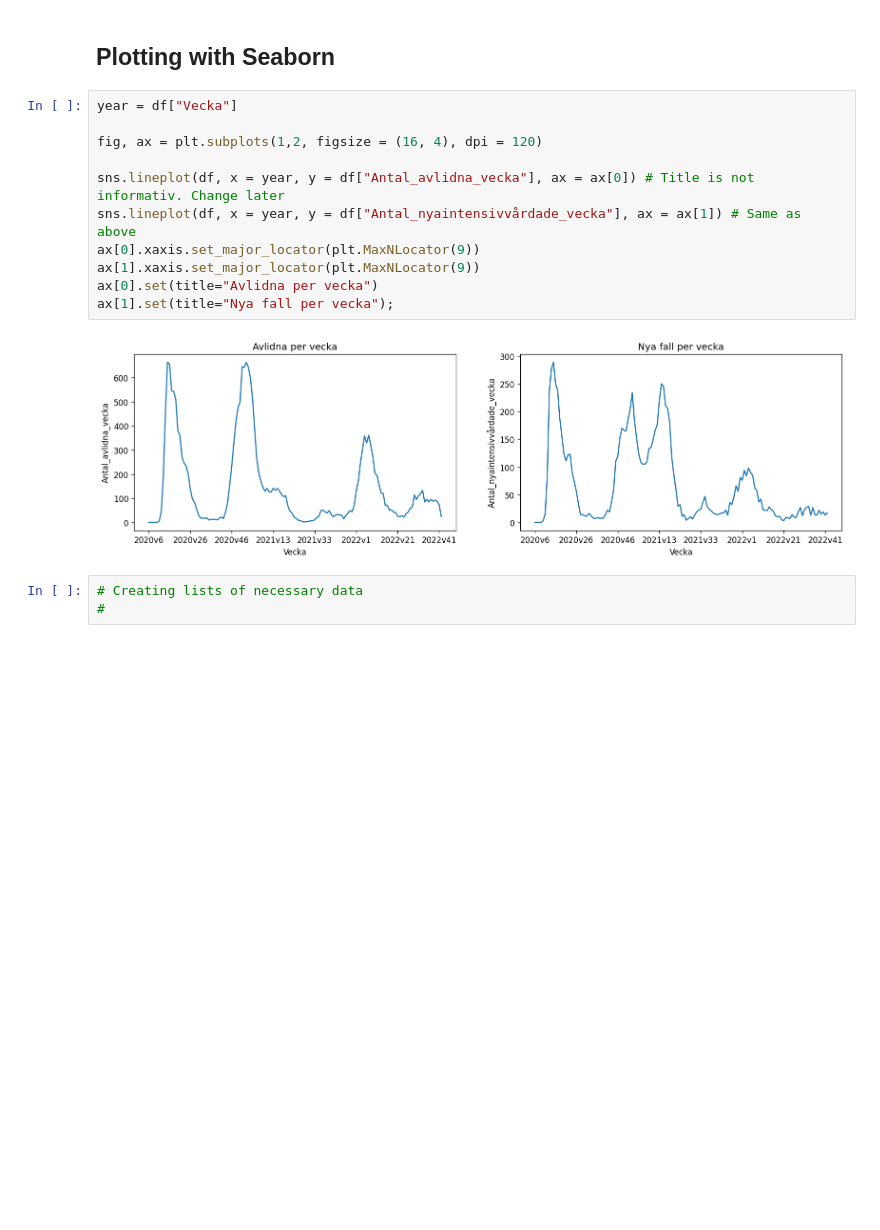
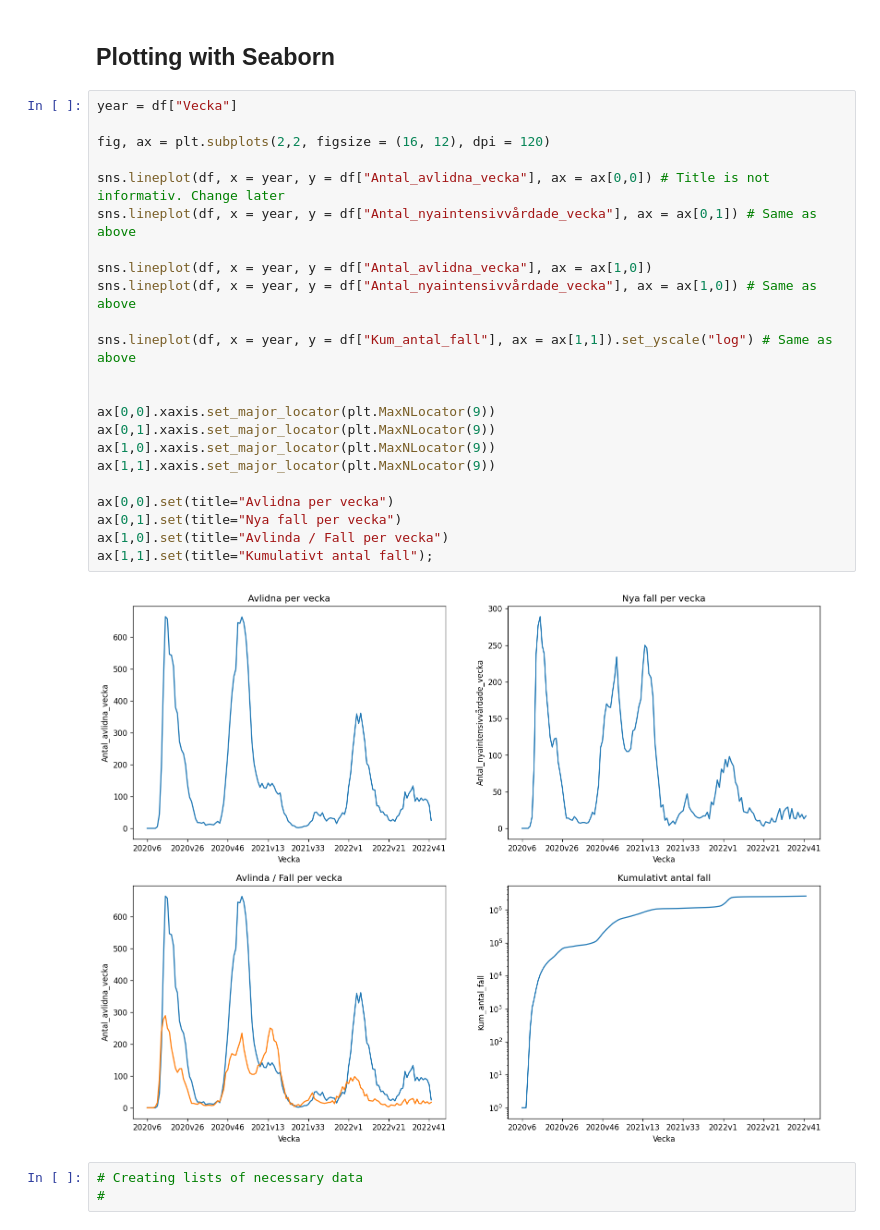
Before and after one commit to Rufshod/Databehandling-Alexander-Andersson, a Jupyter notebook: Lab/Code/Lab_draft.ipynb, the cells around one changed output. Cells and saved outputs as stored; diff of their text form; blank space fills up the shorter version.

Commit message:
Started a new testing file and tested dif plot

```diff
--- a/Lab/Code/Lab_draft.ipynb
+++ b/Lab/Code/Lab_draft.ipynb
@@ -94,16 +94,28 @@ df.head()
 # %%
 year = df["Vecka"]
 
-fig, ax = plt.subplots(1,2, figsize = (16, 4), dpi = 120)
+fig, ax = plt.subplots(2,2, figsize = (16, 12), dpi = 120)
 
-sns.lineplot(df, x = year, y = df["Antal_avlidna_vecka"], ax = ax[0]) # Title is not informativ. Change later
-sns.lineplot(df, x = year, y = df["Antal_nyaintensivvårdade_vecka"], ax = ax[1]) # Same as above
-ax[0].xaxis.set_major_locator(plt.MaxNLocator(9))
-ax[1].xaxis.set_major_locator(plt.MaxNLocator(9))
-ax[0].set(title="Avlidna per vecka")
-ax[1].set(title="Nya fall per vecka");
+sns.lineplot(df, x = year, y = df["Antal_avlidna_vecka"], ax = ax[0,0]) # Title is not informativ. Change later
+sns.lineplot(df, x = year, y = df["Antal_nyaintensivvårdade_vecka"], ax = ax[0,1]) # Same as above
+
+sns.lineplot(df, x = year, y = df["Antal_avlidna_vecka"], ax = ax[1,0])
+sns.lineplot(df, x = year, y = df["Antal_nyaintensivvårdade_vecka"], ax = ax[1,0]) # Same as above
+
+sns.lineplot(df, x = year, y = df["Kum_antal_fall"], ax = ax[1,1]).set_yscale("log") # Same as above
+
+
+ax[0,0].xaxis.set_major_locator(plt.MaxNLocator(9))
+ax[0,1].xaxis.set_major_locator(plt.MaxNLocator(9))
+ax[1,0].xaxis.set_major_locator(plt.MaxNLocator(9))
+ax[1,1].xaxis.set_major_locator(plt.MaxNLocator(9))
+
+ax[0,0].set(title="Avlidna per vecka")
+ax[0,1].set(title="Nya fall per vecka")
+ax[1,0].set(title="Avlinda / Fall per vecka")
+ax[1,1].set(title="Kumulativt antal fall");
 # %% [output]
-[figure, old version]
+[figure, new version]
 # %%
 # Creating lists of necessary data
 #
```
Also changed, not shown: parts of 3 cells of this notebook, 1 other file.
